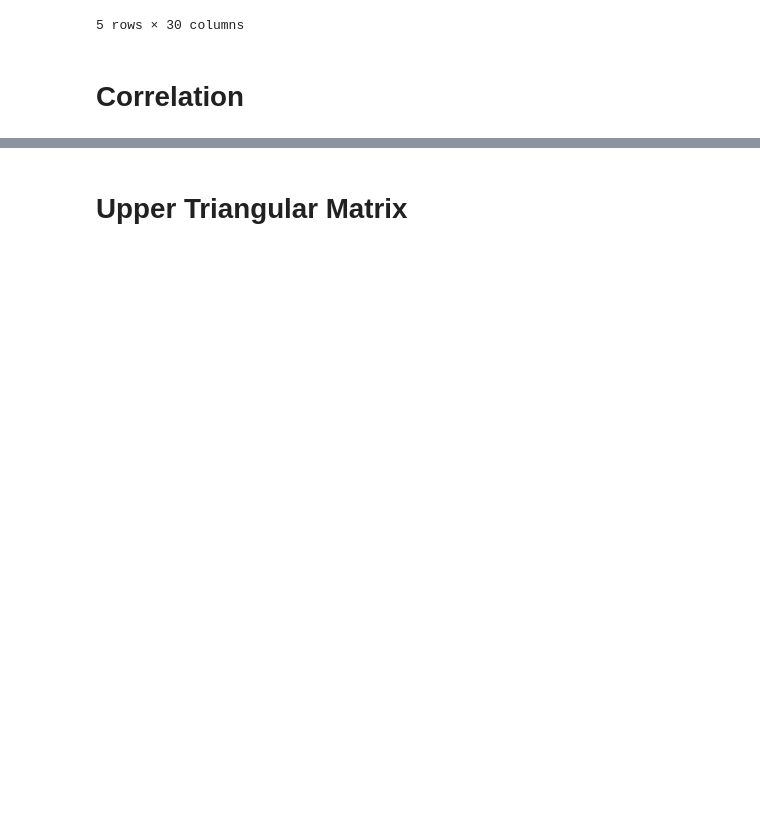
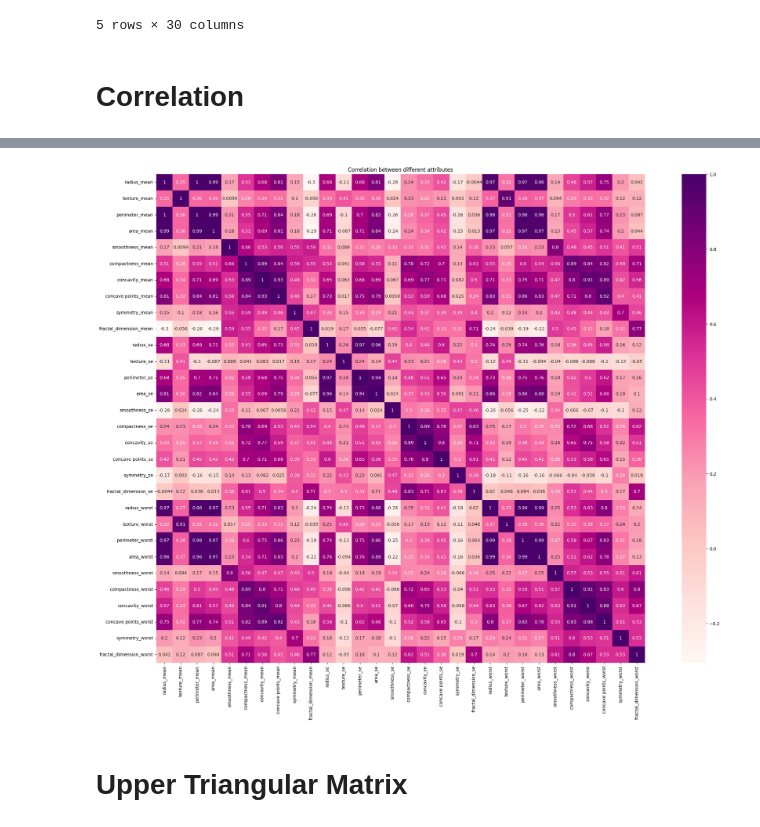
Before and after one commit to Jum-eng/DCIT-311-MACHINE-LEARNING-PROJECT, a Jupyter notebook: Code.ipynb, the cells around one changed output, grey strips where cells are left out. Cells and saved outputs as stored; diff of their text form; code cells hidden in the pictures; blank space fills up the shorter version.

```diff
--- a/Code.ipynb
+++ b/Code.ipynb
@@ -370,3 +368,17 @@ Text(0.5, 1.0, 'Triangle Correlation Heatmap')
+# %%
+import seaborn as sns
+import matplotlib.pyplot as plt
+
+plt.figure(figsize=(30, 20))
+cor = df.corr()
+
+# Set the colormap to 'RdPu' for pink shades
+sns.heatmap(cor, vmax=1, square=True, annot=True, cmap='RdPu')
+
+plt.title('Correlation between different attributes')
+plt.show()
+# %% [output]
+[figure, added]
 # %% [markdown]
 # **Upper Triangular Matrix**
 # %%
```
Also changed, not shown: parts of 15 cells of this notebook.
